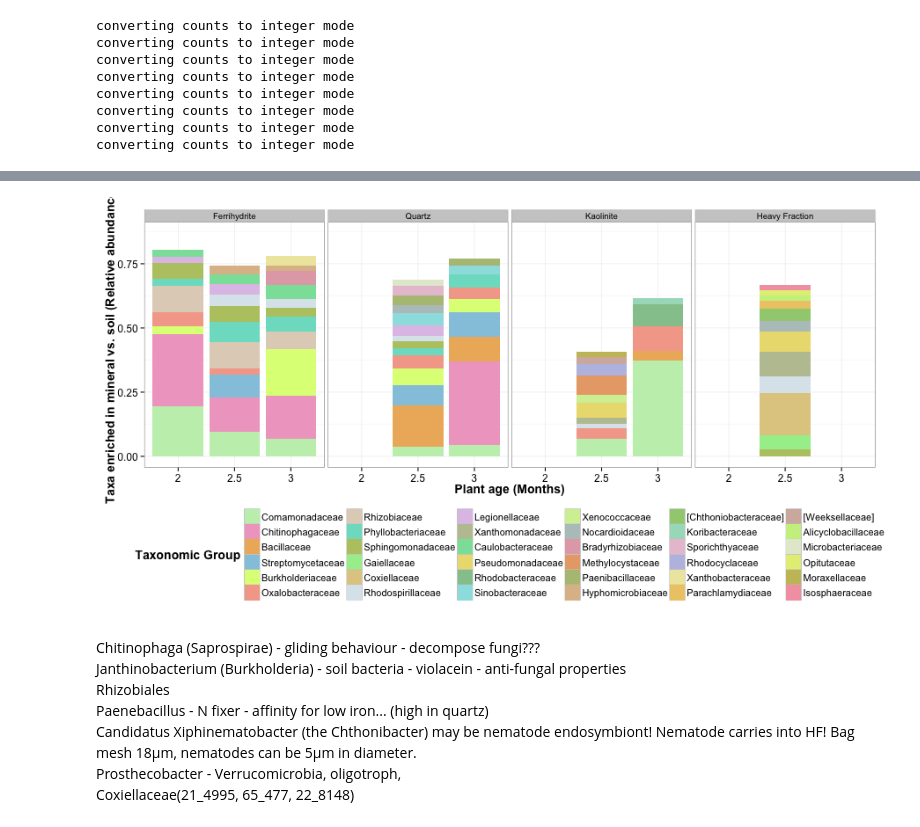
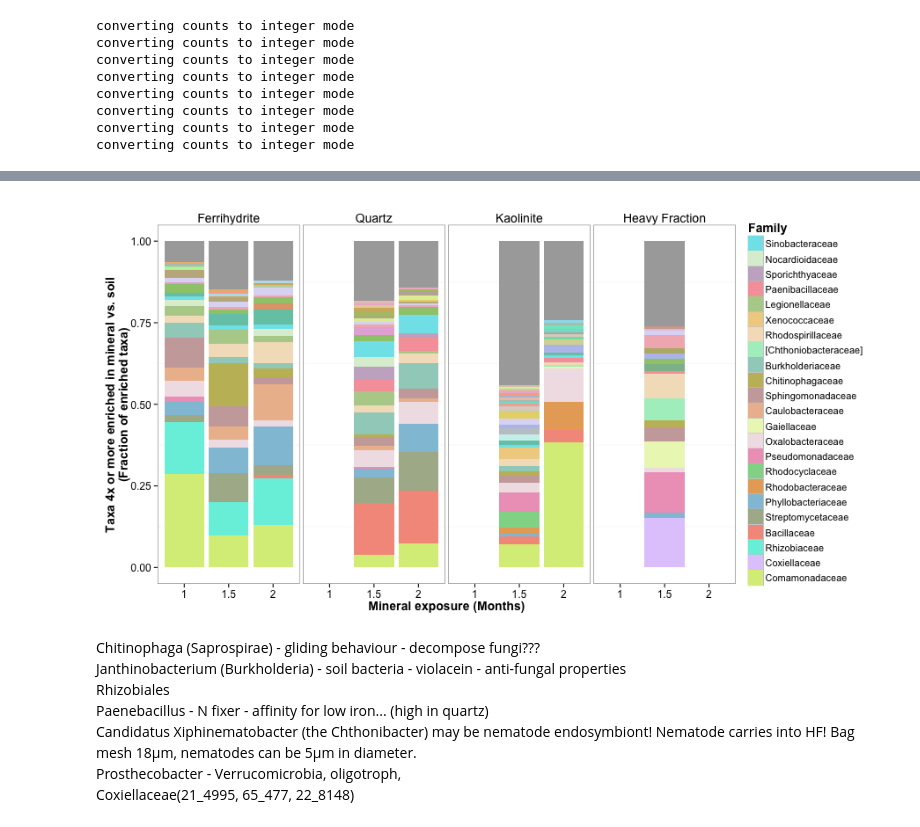
Before and after one commit to TheaWhitman/Mineral16S, a Jupyter notebook: manuscript_figures/Differential_abundance.ipynb, the cells around one changed output, grey strips where cells are left out. Cells and saved outputs as stored; diff of their text form; code cells hidden in the pictures.

Commit message:
Updates for paper; Cutoff figure

```diff
--- a/manuscript_figures/Differential_abundance.ipynb
+++ b/manuscript_figures/Differential_abundance.ipynb
@@ -111,12 +111,13 @@ variables
 Dif_Abund = function(Trtmt,Month){
     physeq.pruned <- prune_samples(((sample_data(physeq)$Month == Month) & (sample_data(physeq)$Trtmt == Trtmt)) | ((sample_data(physeq)$Month == Month) & (sample_data(physeq)$Trtmt == "Soil")),physeq)
     physeq.pruned = prune_taxa(taxa_sums(physeq.pruned) > 0, physeq.pruned)
-    physeq.pruned = prune_samples(sample_sums(physeq.pruned)>500, physeq.pruned)
+    physeq.pruned = prune_samples(sample_sums(physeq.pruned)>1500, physeq.pruned)
     taxonomy <- data.frame(tax_table(physeq.pruned))
     dseq = phyloseq_to_deseq2(physeq.pruned, ~Trtmt)
     dseq$Trtmt = relevel(dseq$Trtmt,"Soil")
     dseq = DESeq(dseq, quiet = TRUE, fitType = "local")
-    results = results(dseq, cooksCutoff=FALSE)
+    results = results(dseq, cooksCutoff=TRUE)
+# Change Cooks Cutoff to control outliers or not
     results$Month = Month
     results$Trtmt = Trtmt
     results = data.frame(results$Month,results$Trtmt,rownames(results),results$baseMean,results$log2FoldChange,results$lfcSE,results$pvalue,taxonomy[,1:7])
@@ -193,7 +194,8 @@ d = l2fc
 
 d = group_by(d, Trtmt, Month) %>%
     mutate(sig = ifelse(padj<0.1,1,0))%>%
-    mutate(relabund=baseMean/Total)
+    mutate(relabund=baseMean/Total)%>%
+    filter(pvalue != 'NA')
 # This compares it to the whole sample, not just the signficantly increased subset in l2fc
 
 N=50
@@ -213,12 +215,12 @@ Include<-as.factor(NPhylum(Phyla))
 d<-d[d$Phylum %in% Include,]
 d$Phylum<-factor(d$Phylum)
 
-d$MonthName = ifelse(d$Month==2,"2 Months",(ifelse(d$Month==2.5, "2.5 Months","3 Months")))
+d$MonthName = ifelse(d$Month==2,"1 Month",(ifelse(d$Month==2.5, "1.5 Months","2 Months")))
 d$MonthName = paste(d$MonthName)
 # Creates a "strip" column of d with Months
 
 d = d %>%
-    filter(Month==2.5) %>%
+    #filter(Month==2.5) %>%
     filter(Phylum=="Chlamydiae"|Phylum=="Proteobacteria"|Phylum=="Verrucomicrobia"|Phylum=="Bacteroidetes"|Phylum=="Gemmatimonadetes"|Phylum=="Firmicutes"|Phylum=="Actinobacteria"|Phylum=="Acidobacteria")
 
 
@@ -272,7 +274,7 @@ p = p + theme(strip.text.x = element_text(size = 24),
               strip.background = element_blank())
 # sets a bunch of visual paramters for the legend (none) and other text
 
-p = p + labs(x = "Order")
+p = p + labs(x = "Phylum")
 # sets the label for the x axis. I think they didn't get the different colours.
 
 p = p + labs(y = expression(paste("", log[2]," fold change vs. soil",sep="")))
@@ -352,30 +558,37 @@ dim(d.high)
 # %%
 %%R -w 900
 
 d.plot = d.high
 
 scheme <- iwanthue()
 colors = scheme$hex(length(unique(d.plot$Tax)), color_space = hcl_presets$pastel)
+len = length(colors)
+colors[len] = 'darkgrey'
 d.plot$Month <- as.factor(d.plot$Month)
+d.plot$MonthName = ifelse(d.plot$Month==2,"1",(ifelse(d.plot$Month==2.5, "1.5","2")))
 
-p = ggplot(d.plot, aes(x=Month,y=relabund,fill = Tax))
+p = ggplot(d.plot, aes(x=MonthName,y=relabund,fill = Tax))
 
 p = p + facet_grid(~Trtmt)
 
-p = p + scale_fill_manual(values = colors)
+N=100
+Breaks=factor(d.plot$Tax, d.plot[order(-d.plot$relabund),]$Tax)[1:N]
+
+p = p + scale_fill_manual(values = colors, breaks=Breaks)
 
 p = p + geom_bar(stat = "identity", width = 0.90)
 
-p = p + guides(fill = guide_legend(title="Taxonomic Group", ncol = 6))
+p = p + guides(fill = guide_legend(title="Family", ncol = 1, reverse=TRUE))
 
-p = p + xlab("Plant age (Months)") + ylab("Taxa enriched in mineral vs. soil (Relative abundance)")
+p = p + xlab("Mineral exposure (Months)") + ylab("Taxa 4x or more enriched in mineral vs. soil\n(Fraction of enriched taxa)")
 
 p = p + theme_bw()
 
 p = p + theme(axis.title = element_text(size=14,face="bold"))
 p = p + theme(axis.text = element_text(size=12,))
-p = p + theme(legend.text=element_text(size=11), legend.title=element_text(size=14), legend.position="bottom")
+p = p + theme(legend.text=element_text(size=11), legend.title=element_text(size=14), legend.position="right")
+p = p + theme(strip.background = element_blank(),strip.text = element_text(size=14), panel.grid.major= element_blank())
 
 p
 # %% [output]
-[figure, old version]
+[figure, new version]
```
Also changed, not shown: parts of 16 cells of this notebook, 10 other files.
